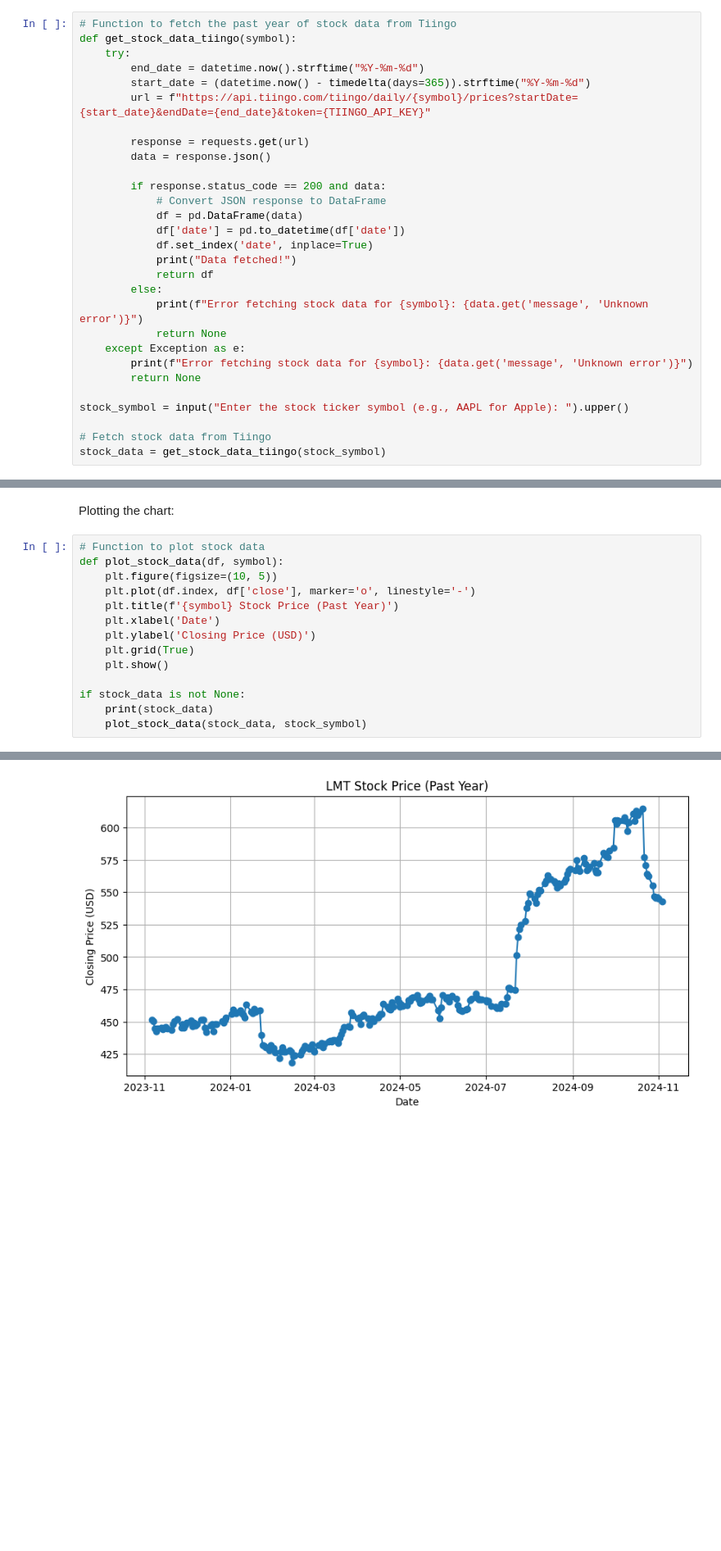
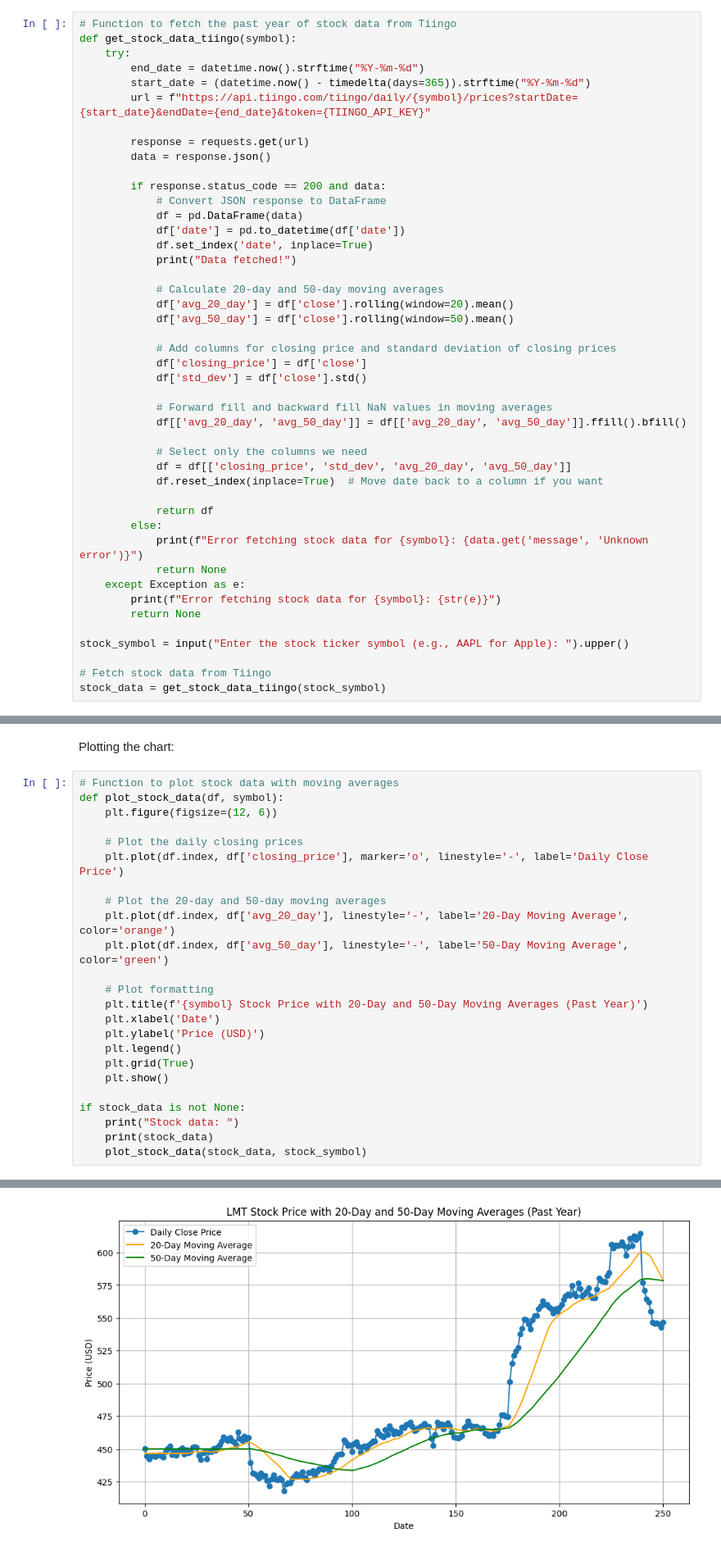
Before and after one commit to mtuntang/Market-Pulse-AI, a Jupyter notebook: MarketPulse_AI.ipynb, the cells around one changed output, grey strips where cells are left out. Shown at 82% size. Saved outputs shown, nothing was run; the diff lists cells and outputs as text; blank space fills up the shorter version.

Commit message:
added moving averages
added: 20-day and 50-day MA, plot lines
refactor: stock_data df, implemented forward fill/backward fill to fill NaN values

```diff
--- a/MarketPulse_AI.ipynb
+++ b/MarketPulse_AI.ipynb
@@ -94,12 +88,28 @@ def get_stock_data_tiingo(symbol):
             df['date'] = pd.to_datetime(df['date'])
             df.set_index('date', inplace=True)
             print("Data fetched!")
+
+            # Calculate 20-day and 50-day moving averages
+            df['avg_20_day'] = df['close'].rolling(window=20).mean()
+            df['avg_50_day'] = df['close'].rolling(window=50).mean()
+
+            # Add columns for closing price and standard deviation of closing prices
+            df['closing_price'] = df['close']
+            df['std_dev'] = df['close'].std()
+
+            # Forward fill and backward fill NaN values in moving averages
+            df[['avg_20_day', 'avg_50_day']] = df[['avg_20_day', 'avg_50_day']].ffill().bfill()
+
+            # Select only the columns we need
+            df = df[['closing_price', 'std_dev', 'avg_20_day', 'avg_50_day']]
+            df.reset_index(inplace=True)  # Move date back to a column if you want
+
             return df
         else:
             print(f"Error fetching stock data for {symbol}: {data.get('message', 'Unknown error')}")
             return None
     except Exception as e:
-        print(f"Error fetching stock data for {symbol}: {data.get('message', 'Unknown error')}")
+        print(f"Error fetching stock data for {symbol}: {str(e)}")
         return None
 
 stock_symbol = input("Enter the stock ticker symbol (e.g., AAPL for Apple): ").upper()
@@ -112,17 +122,27 @@ Data fetched!
 # %% [markdown]
 <p>Plotting the chart:</p>
 # %%
-# Function to plot stock data
+# Function to plot stock data with moving averages
 def plot_stock_data(df, symbol):
-    plt.figure(figsize=(10, 5))
-    plt.plot(df.index, df['close'], marker='o', linestyle='-')
-    plt.title(f'{symbol} Stock Price (Past Year)')
+    plt.figure(figsize=(12, 6))
+
+    # Plot the daily closing prices
+    plt.plot(df.index, df['closing_price'], marker='o', linestyle='-', label='Daily Close Price')
+
+    # Plot the 20-day and 50-day moving averages
+    plt.plot(df.index, df['avg_20_day'], linestyle='-', label='20-Day Moving Average', color='orange')
+    plt.plot(df.index, df['avg_50_day'], linestyle='-', label='50-Day Moving Average', color='green')
+
+    # Plot formatting
+    plt.title(f'{symbol} Stock Price with 20-Day and 50-Day Moving Averages (Past Year)')
     plt.xlabel('Date')
-    plt.ylabel('Closing Price (USD)')
+    plt.ylabel('Price (USD)')
+    plt.legend()
     plt.grid(True)
     plt.show()
 
 if stock_data is not None:
+    print("Stock data: ")
     print(stock_data)
     plot_stock_data(stock_data, stock_symbol)
 # %% [output]
@@ -146,4 +166,4 @@ date
-[figure, old version]
+[figure, new version]
 # %% [markdown]
 <strong>Function to Fetch Stock News</strong>
 <p>This function will use Finnhub to get the latest stock data for a given symbol.</p>
```
Also changed, not shown: parts of 7 cells of this notebook.
